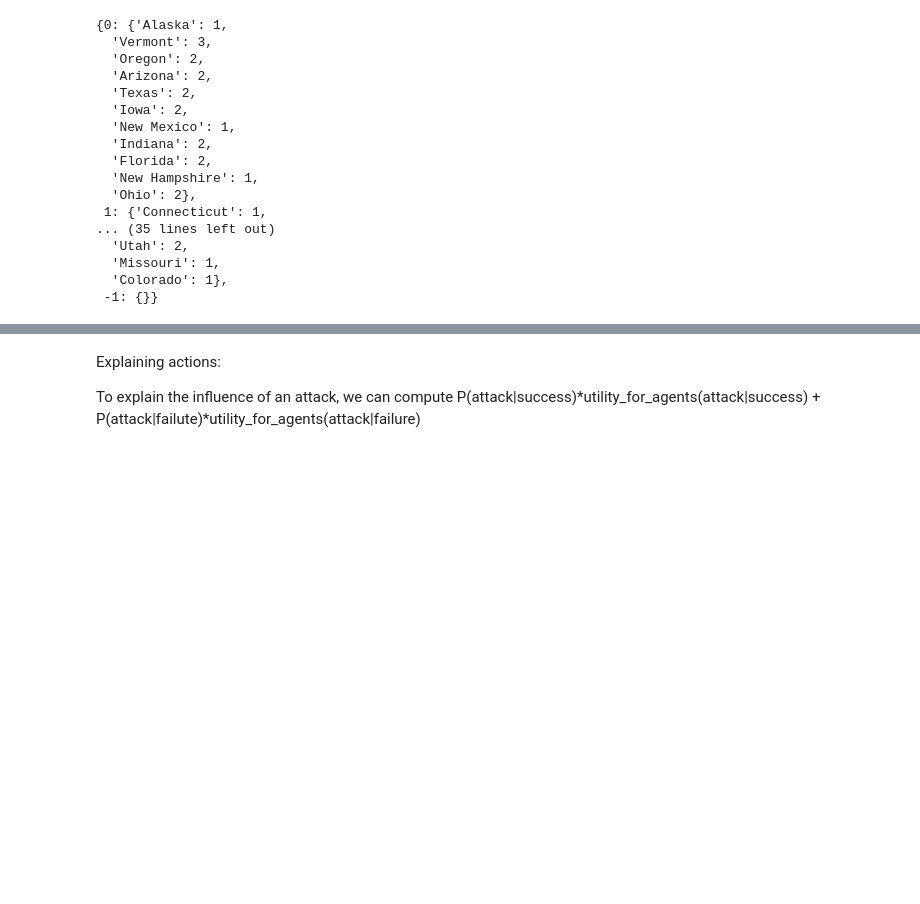
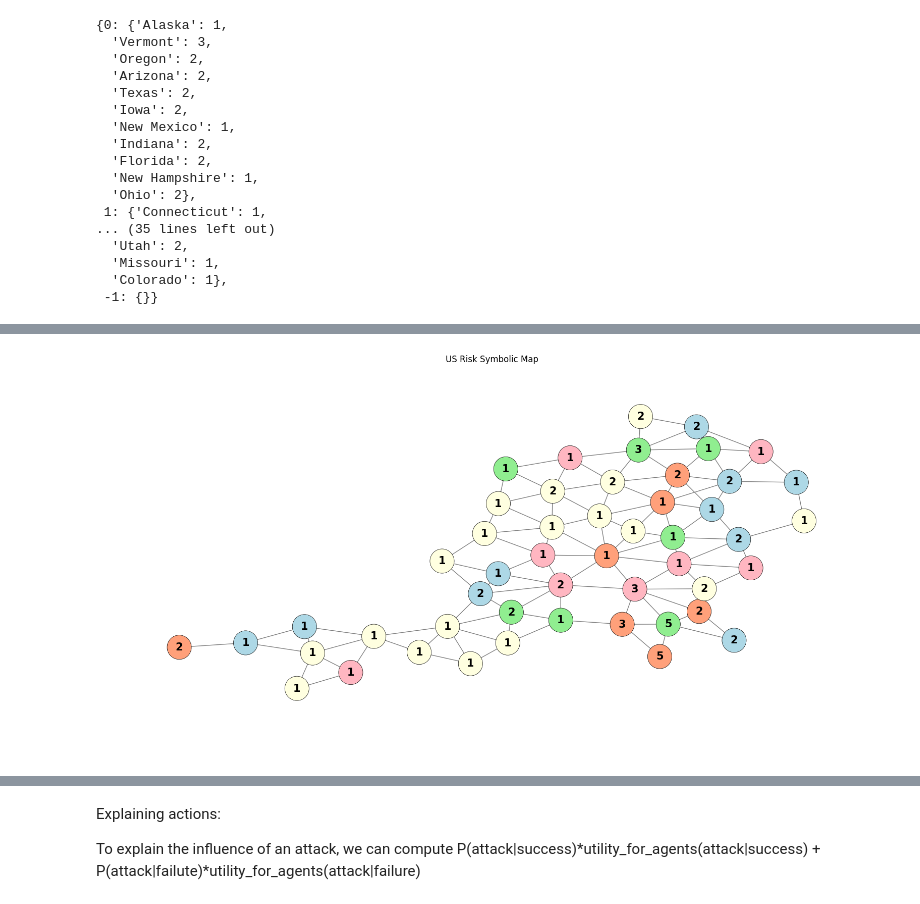
Before and after one commit to maayanorner/risk-game-ai, a Jupyter notebook: server/explore.ipynb, the cells around one changed output, grey strips where cells are left out. Drawn from its saved outputs; the diff is of its cells as text; code cells hidden in the pictures; blank space fills up the shorter version.

```diff
--- a/server/explore.ipynb
+++ b/server/explore.ipynb
@@ -249,0 +380,4 @@ DICE: [2] [3]
+# %%
+G, _, _ = risk_graph(game=game)
+# %% [output]
+[figure, added]
```
Also changed, not shown: parts of 13 cells of this notebook, 1 other file.
